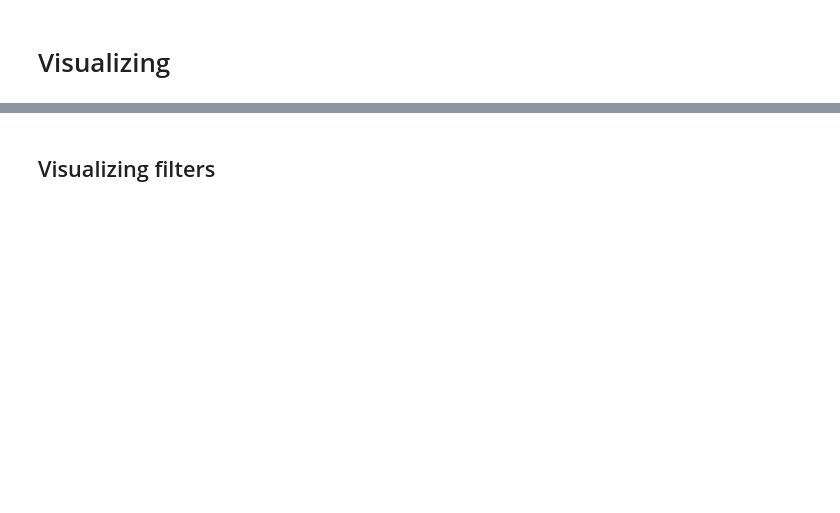
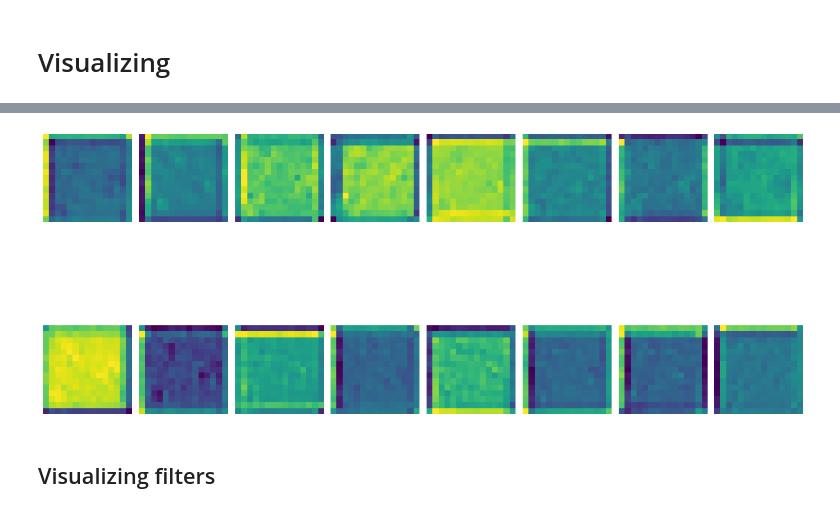
Before and after one commit to federicocampo/CMEPDA-Project, a Jupyter notebook: Copy_of_Lecture11_CNN.ipynb, the cells around one changed output, grey strips where cells are left out. Cells and saved outputs as stored; diff of their text form; code cells hidden in the pictures; blank space fills up the shorter version.

```diff
--- a/Copy_of_Lecture11_CNN.ipynb
+++ b/Copy_of_Lecture11_CNN.ipynb
@@ -316,6 +332,6 @@ aug_model.evaluate(x_test, y_test)
 # %% [markdown]
 # Visualizing
 # %%
-model= load_model('/content/model_augmented.hdf5')
+model= load_model(os.path.join(PATH, 'model_augmented.hdf5'))
 # %%
 model.layers
@@ -353,11 +394,13 @@ fig.tight_layout(pad=1)
 # %%
 fig = plt.figure(figsize=(15,15))
-for k in range(32):
+for k in range(16):
   plt.subplot(4,8, k+1)
   plt.imshow(activations[8][..., k].squeeze())
   plt.axis(False)
 fig.subplots_adjust(hspace=-0.9, wspace=0.2)
 fig.tight_layout(pad=1)
+# %% [output]
+[figure, added]
 # %% [markdown]
 ## Visualizing filters
 # %%
```
Also changed, not shown: parts of 23 cells of this notebook.
